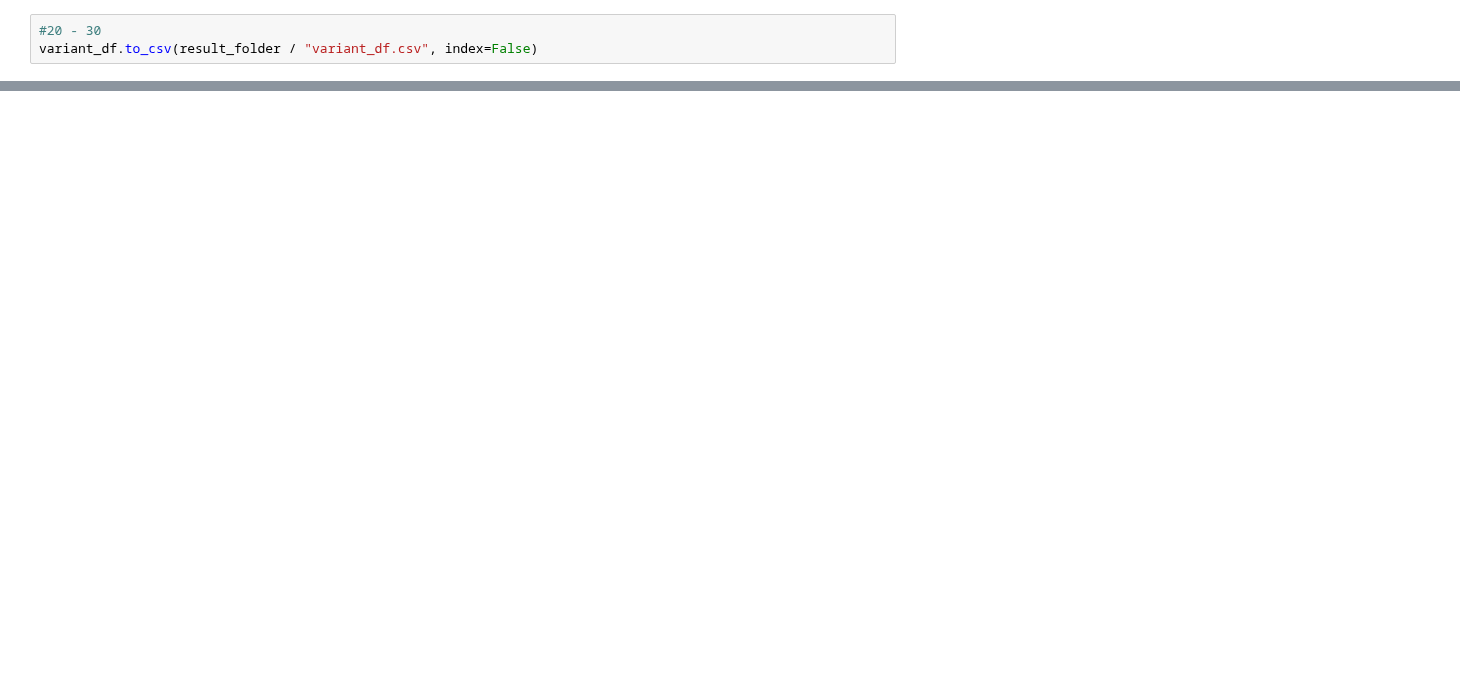
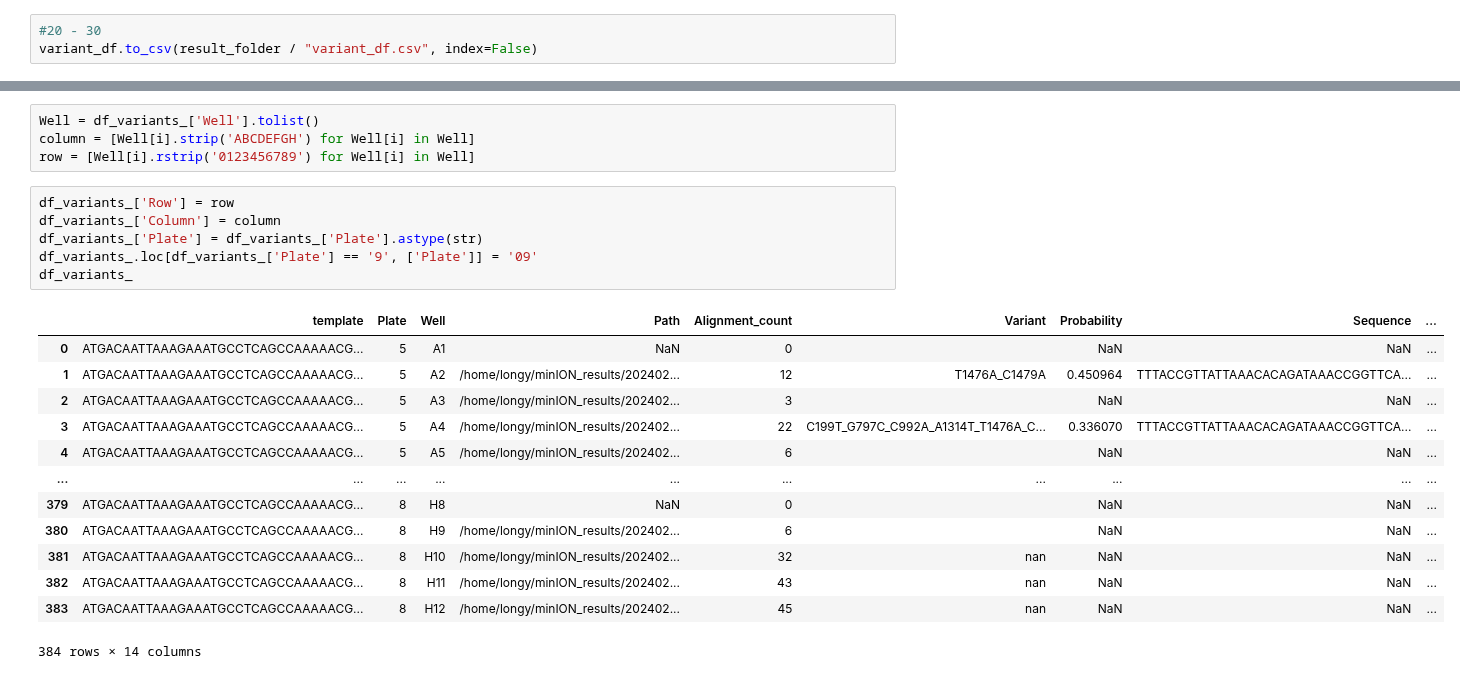
Before and after one commit to fhalab/LevSeq, a Jupyter notebook: examples/run_minION_SW.ipynb, the cells around one changed output, grey strips where cells are left out. Cells and saved outputs as stored; diff of their text form; blank space fills up the shorter version.

```diff
--- a/examples/run_minION_SW.ipynb
+++ b/examples/run_minION_SW.ipynb
@@ -178,0 +654,24 @@ variant_df
+# %%
+Well = df_variants_['Well'].tolist()
+column = [Well[i].strip('ABCDEFGH') for Well[i] in Well]
+row = [Well[i].rstrip('0123456789') for Well[i] in Well]
+# %%
+df_variants_['Row'] = row
+df_variants_['Column'] = column
+df_variants_['Plate'] = df_variants_['Plate'].astype(str)
+df_variants_.loc[df_variants_['Plate'] == '9', ['Plate']] = '09'
+df_variants_
+# %% [output]
+|  | template | Plate | Well | Path | Alignment_count | Variant | Probability | Sequence | ... |
+| 0 | ATGACAATTAAAGAAATGCCTCAGCCAAAAACG... | 5 | A1 | NaN | 0 |  | NaN | NaN | ... |
+| 1 | ATGACAATTAAAGAAATGCCTCAGCCAAAAACG... | 5 | A2 | /home/longy/minION_results/202402... | 12 | T1476A_C1479A | 0.450964 | TTTACCGTTATTAAACACAGATAAACCGGTTCA... | ... |
+| 2 | ATGACAATTAAAGAAATGCCTCAGCCAAAAACG... | 5 | A3 | /home/longy/minION_results/202402... | 3 |  | NaN | NaN | ... |
+| 3 | ATGACAATTAAAGAAATGCCTCAGCCAAAAACG... | 5 | A4 | /home/longy/minION_results/202402... | 22 | C199T_G797C_C992A_A1314T_T1476A_C... | 0.336070 | TTTACCGTTATTAAACACAGATAAACCGGTTCA... | ... |
+| 4 | ATGACAATTAAAGAAATGCCTCAGCCAAAAACG... | 5 | A5 | /home/longy/minION_results/202402... | 6 |  | NaN | NaN | ... |
+| ... | ... | ... | ... | ... | ... | ... | ... | ... | ... |
+| 379 | ATGACAATTAAAGAAATGCCTCAGCCAAAAACG... | 8 | H8 | NaN | 0 |  | NaN | NaN | ... |
+| 380 | ATGACAATTAAAGAAATGCCTCAGCCAAAAACG... | 8 | H9 | /home/longy/minION_results/202402... | 6 |  | NaN | NaN | ... |
+| 381 | ATGACAATTAAAGAAATGCCTCAGCCAAAAACG... | 8 | H10 | /home/longy/minION_results/202402... | 32 | nan | NaN | NaN | ... |
+| 382 | ATGACAATTAAAGAAATGCCTCAGCCAAAAACG... | 8 | H11 | /home/longy/minION_results/202402... | 43 | nan | NaN | NaN | ... |
+| 383 | ATGACAATTAAAGAAATGCCTCAGCCAAAAACG... | 8 | H12 | /home/longy/minION_results/202402... | 45 | nan | NaN | NaN | ... |
+384 rows × 14 columns
```
Also changed, not shown: parts of 23 cells of this notebook.
